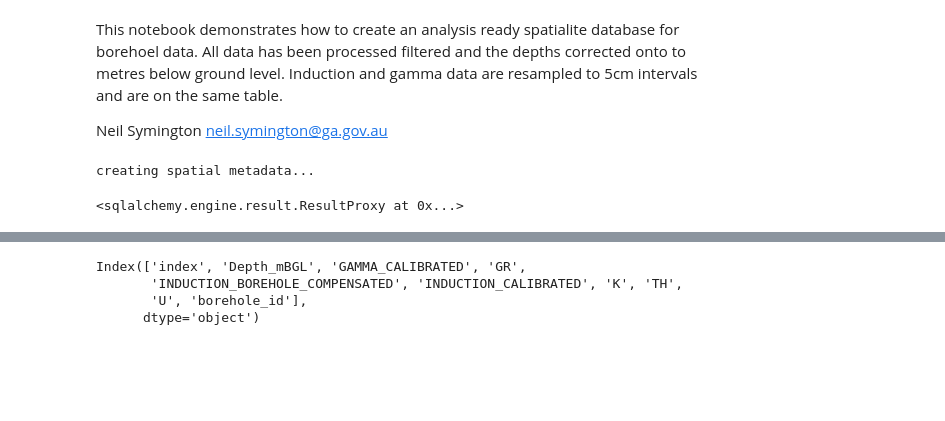
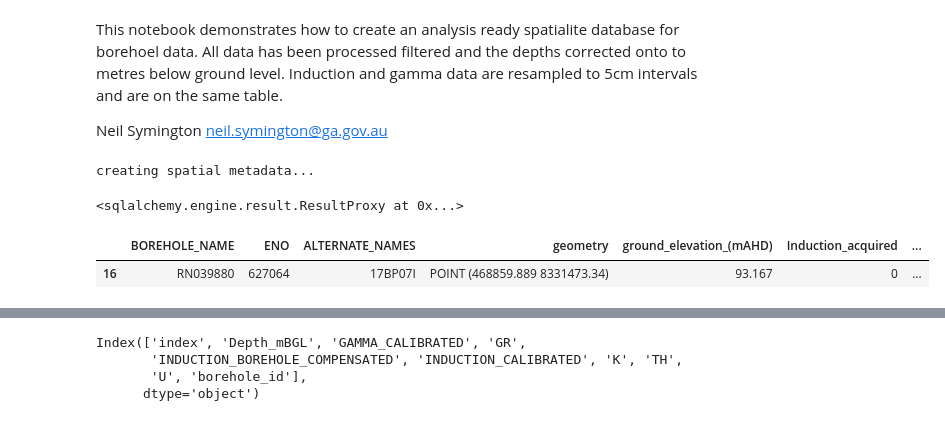
Before and after one commit to GeoscienceAustralia/hydrogeol_utils, a Jupyter notebook: notebooks/borehole_data_2_spatialite.ipynb, the cells around one changed output, grey strips where cells are left out. Drawn from its saved outputs; the diff is of its cells as text; code cells hidden in the pictures; blank space fills up the shorter version.

```diff
--- a/notebooks/borehole_data_2_spatialite.ipynb
+++ b/notebooks/borehole_data_2_spatialite.ipynb
@@ -204,6 +216,11 @@ df_header['AEM_conductivity_available'] = 0
 
 df_header['easting'] = [shapely.wkt.loads(x).x for x  in df_header["geometry"]]
 df_header['northing'] = [shapely.wkt.loads(y).y for y  in df_header["geometry"]]
+# %%
+df_header[df_header['ENO'] == 627064]
+# %% [output]
+|  | BOREHOLE_NAME | ENO | ALTERNATE_NAMES | geometry | ground_elevation_(mAHD) | Induction_acquired | ... |
+| 16 | RN039880 | 627064 | 17BP07I | POINT (468859.889 8331473.34) | 93.167 | 0 | ... |
 # %%
 def update_availability_flag(df_header, channels, eno):
     # find index for given eno
```
Also changed, not shown: parts of 15 cells of this notebook, 1 other file.
